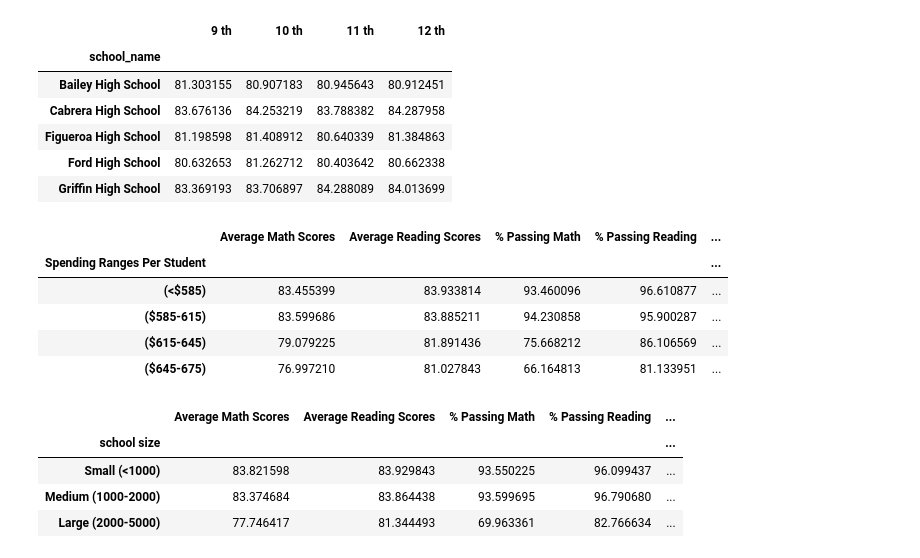
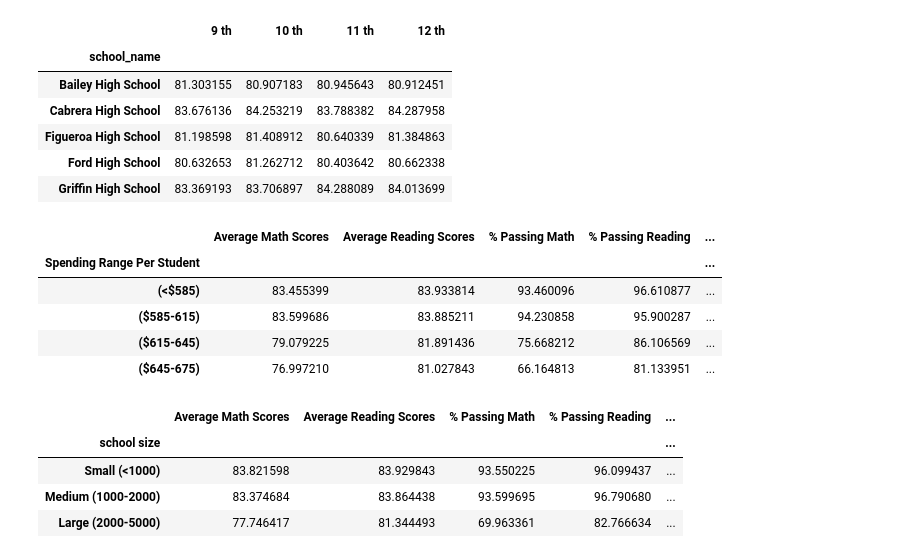
Before and after one commit to ramosconde/05-Matplotlib, a Jupyter notebook: 4-Numpy-Pandas Homework/Numpy_Pandas_Homework.ipynb, the cells around one changed output. Drawn from its saved outputs; the diff is of its cells as text; code cells hidden in the pictures.

```diff
--- a/4-Numpy-Pandas Homework/Numpy_Pandas_Homework.ipynb
+++ b/4-Numpy-Pandas Homework/Numpy_Pandas_Homework.ipynb
@@ -247,20 +241,20 @@ per_student_summary_table = pd.DataFrame({"Average Math Scores": avg_math_scores
                                      "per/student spend performance": spending_per_student})
 
 df = pd.DataFrame(per_student_summary_table)
-df["Spending Ranges Per Student"]= pd.cut(df["per/student spend performance"], spending_bins, labels = group_names)
+df["Spending Range Per Student"]= pd.cut(df["per/student spend performance"], spending_bins, labels = group_names)
 # %%
 
-df1 = df.sort_values(by=['Spending Ranges Per Student'])
+df1 = df.sort_values(by=['Spending Range Per Student'])
 df1.reset_index()
 
-df_grouped = df1.groupby(["Spending Ranges Per Student"])
-#df_grouped.mean()
+df_grouped = df1.groupby(["Spending Range Per Student"])
+
 grouped_spending_per_student_mean = df_grouped.mean()
-#grouped_spending_per_student_mean.loc[0:4,"Average Math Scores":"% Overall Passing Rate"]
+
 grouped_spending_per_student_mean.drop("per/student spend performance", axis =1)
 # %% [output]
 |  | Average Math Scores | Average Reading Scores | % Passing Math | % Passing Reading | ... |
-| Spending Ranges Per Student |  |  |  |  | ... |
+| Spending Range Per Student |  |  |  |  | ... |
 | (<$585) | 83.455399 | 83.933814 | 93.460096 | 96.610877 | ... |
 | ($585-615) | 83.599686 | 83.885211 | 94.230858 | 95.900287 | ... |
 | ($615-645) | 79.079225 | 81.891436 | 75.668212 | 86.106569 | ... |
```
Also changed, not shown: parts of 4 cells of this notebook.
